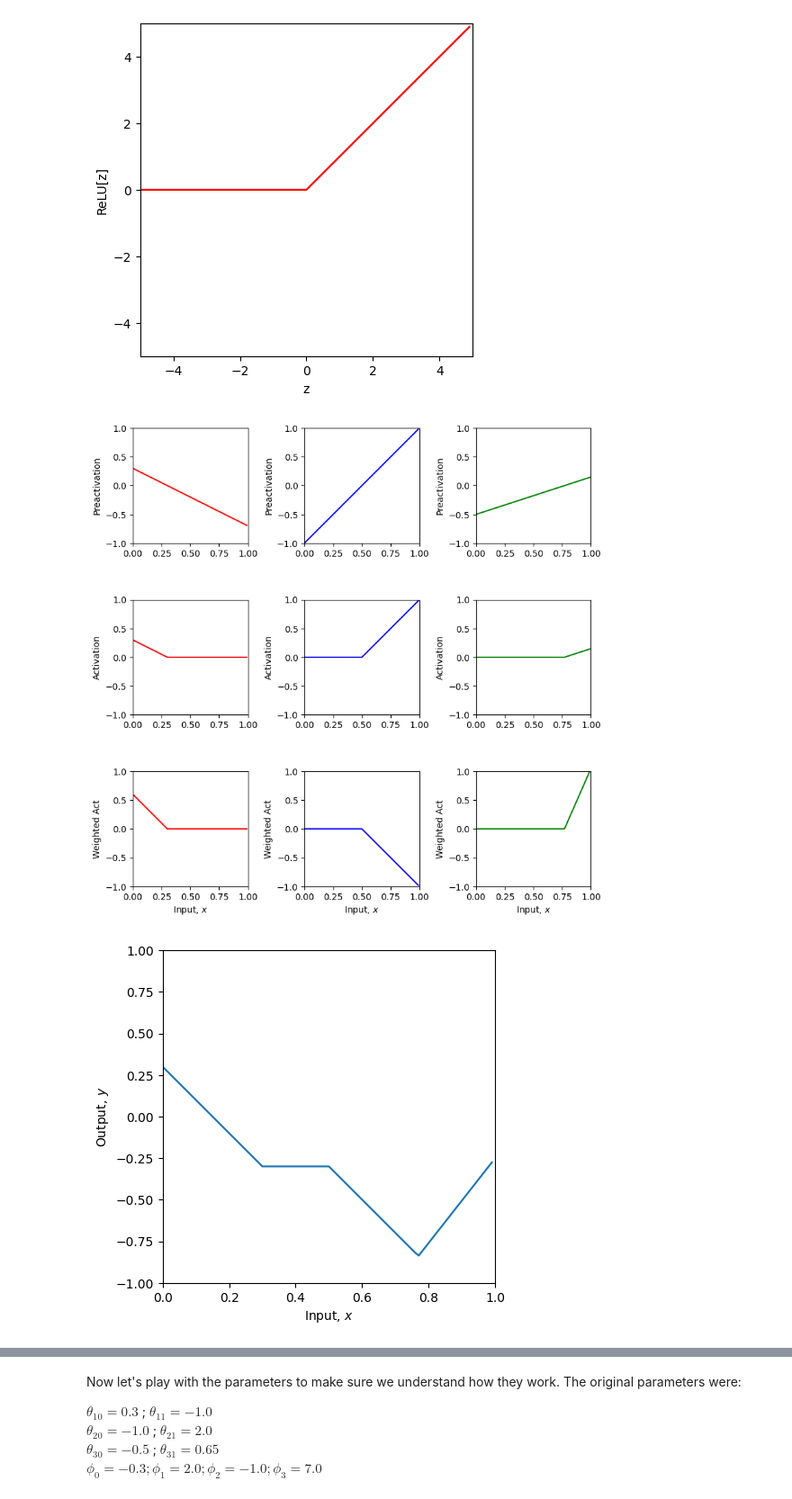
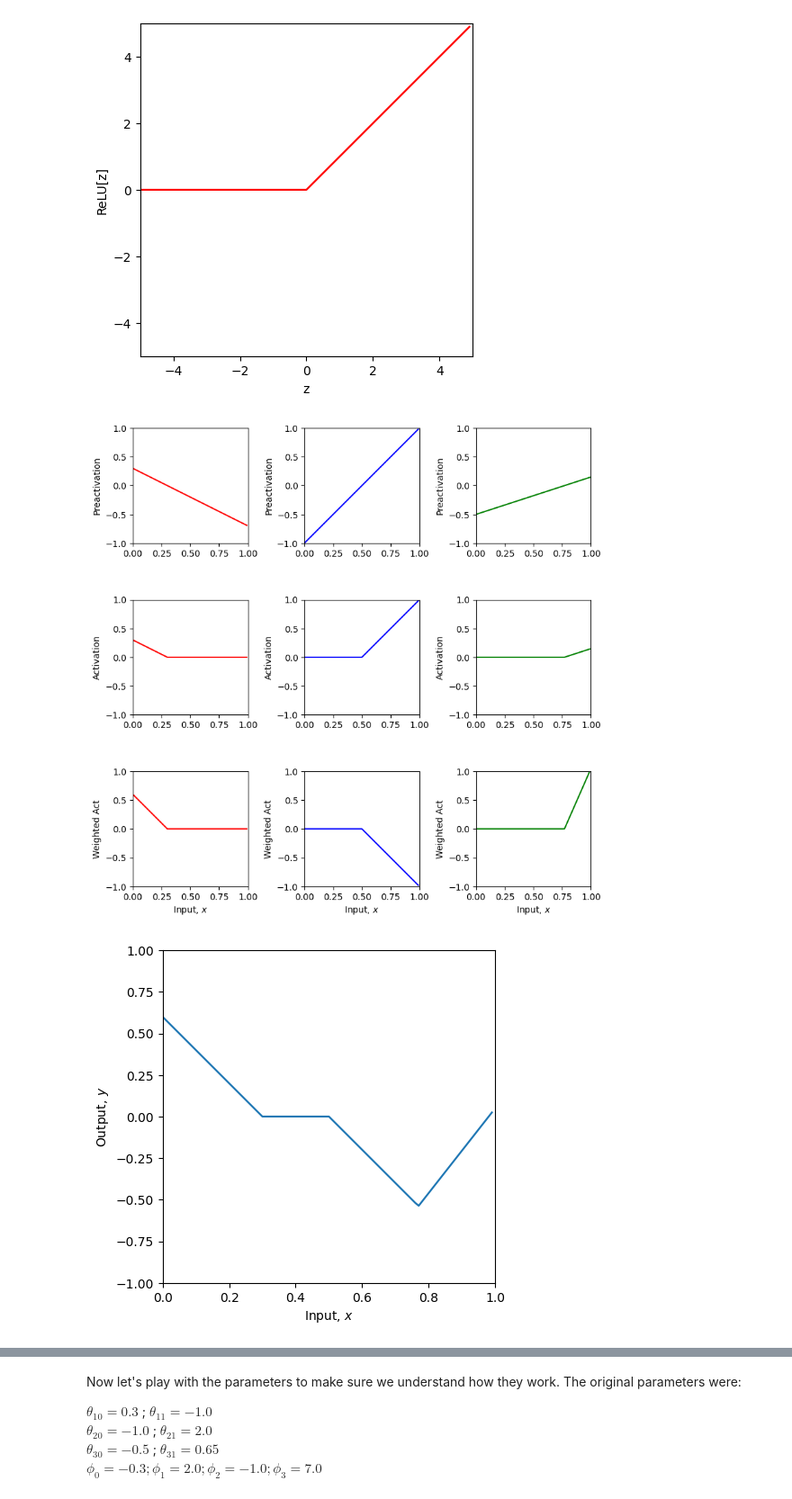
Before and after one commit to jhsilvaz13/udlbook-maa, a Jupyter notebook: Notebooks/Chap03/3_1_Shallow_Networks_I.ipynb, the cells around one changed output, grey strips where cells are left out. Shown: that part at 90% size. Saved outputs shown, nothing was run; the diff lists cells and outputs as text; code cells hidden in the pictures.

```diff
--- a/Notebooks/Chap03/3_1_Shallow_Networks_I.ipynb
+++ b/Notebooks/Chap03/3_1_Shallow_Networks_I.ipynb
@@ -121,21 +121,21 @@ def plot_neural(x, y, pre_1, pre_2, pre_3, act_1, act_2, act_3, w_act_1, w_act_2
 # %%
 # Now lets define some parameters and run the neural network
 theta_10 =  0.3 ; theta_11 = -1.0
 theta_20 = -1.0  ; theta_21 = 2.0
 theta_30 = -0.5  ; theta_31 = 0.65
-phi_0 = -0.3; phi_1 = 2.0; phi_2 = -1.0; phi_3 = 7.0
+phi_0 = 0; phi_1 = 2.0; phi_2 = -1.0; phi_3 = 7.0
 
 # Define a range of input values
 x = np.arange(0,1,0.01)
 
 # We run the neural network for each of these input values
 y, pre_1, pre_2, pre_3, act_1, act_2, act_3, w_act_1, w_act_2, w_act_3 = \
     shallow_1_1_3(x, ReLU, phi_0,phi_1,phi_2,phi_3, theta_10, theta_11, theta_20, theta_21, theta_30, theta_31)
 # And then plot it
 plot_neural(x, y, pre_1, pre_2, pre_3, act_1, act_2, act_3, w_act_1, w_act_2, w_act_3, plot_all=True)
 # %% [output]
 [figure]
-[figure, old version]
+[figure, new version]
 # %% [markdown]
 If your code is correct, then the final output should look like this:
 <img src="embedded-picture-1">
```
Also changed, not shown: parts of 3 cells of this notebook.
